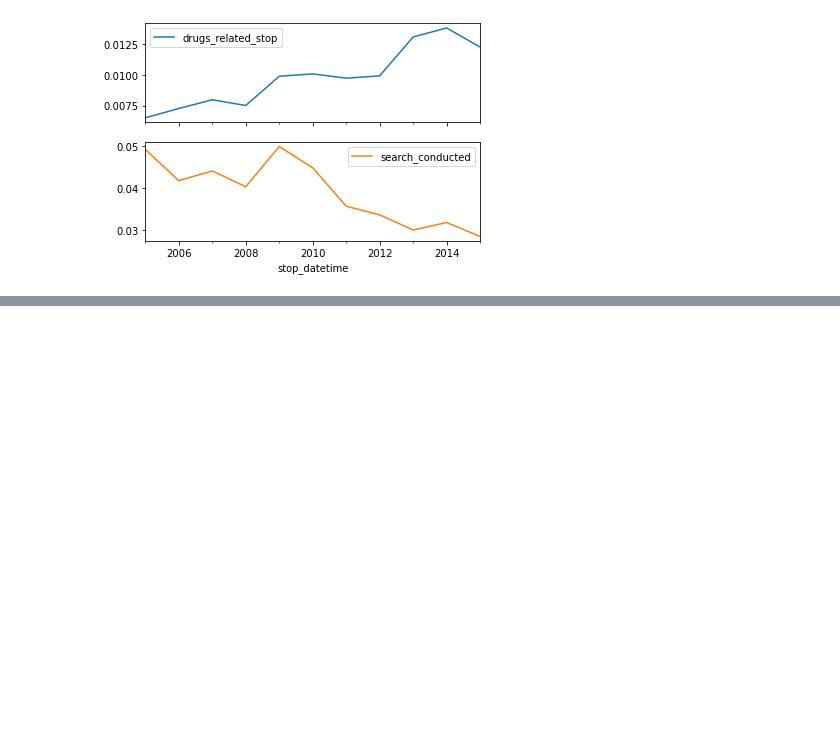
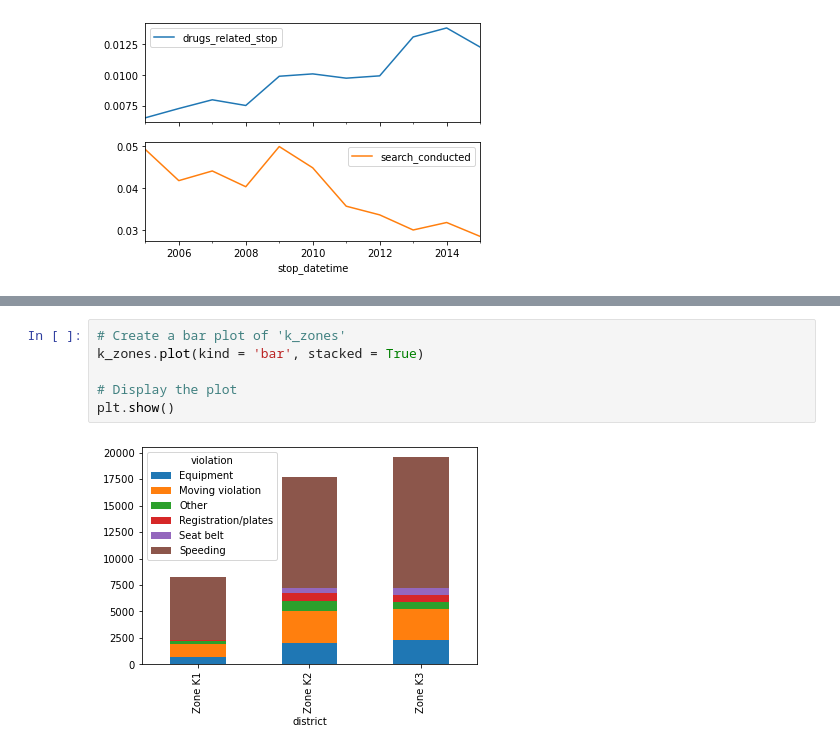
Before and after one commit to chngchn/DataCamp_AnalyzingPoliceActivity, a Jupyter notebook: Analysis.ipynb, the cells around one changed output, grey strips where cells are left out. Drawn from its saved outputs; the diff is of its cells as text; blank space fills up the shorter version.

```diff
--- a/Analysis.ipynb
+++ b/Analysis.ipynb
@@ -589,0 +640,8 @@ plt.show()
+# %%
+# Create a bar plot of 'k_zones'
+k_zones.plot(kind = 'bar', stacked = True)
+
+# Display the plot
+plt.show()
+# %% [output]
+[figure, added]
```
Also changed, not shown: parts of 58 cells of this notebook.
